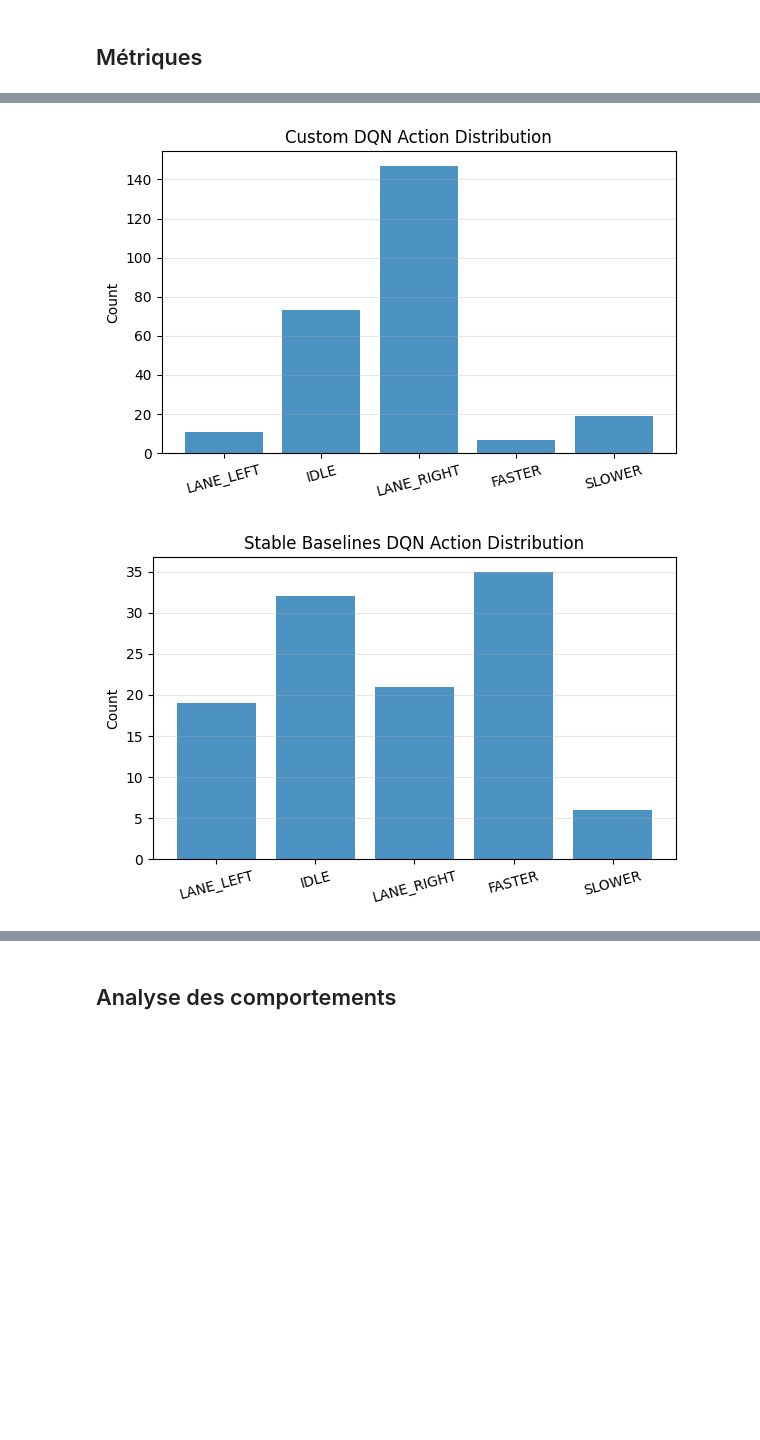
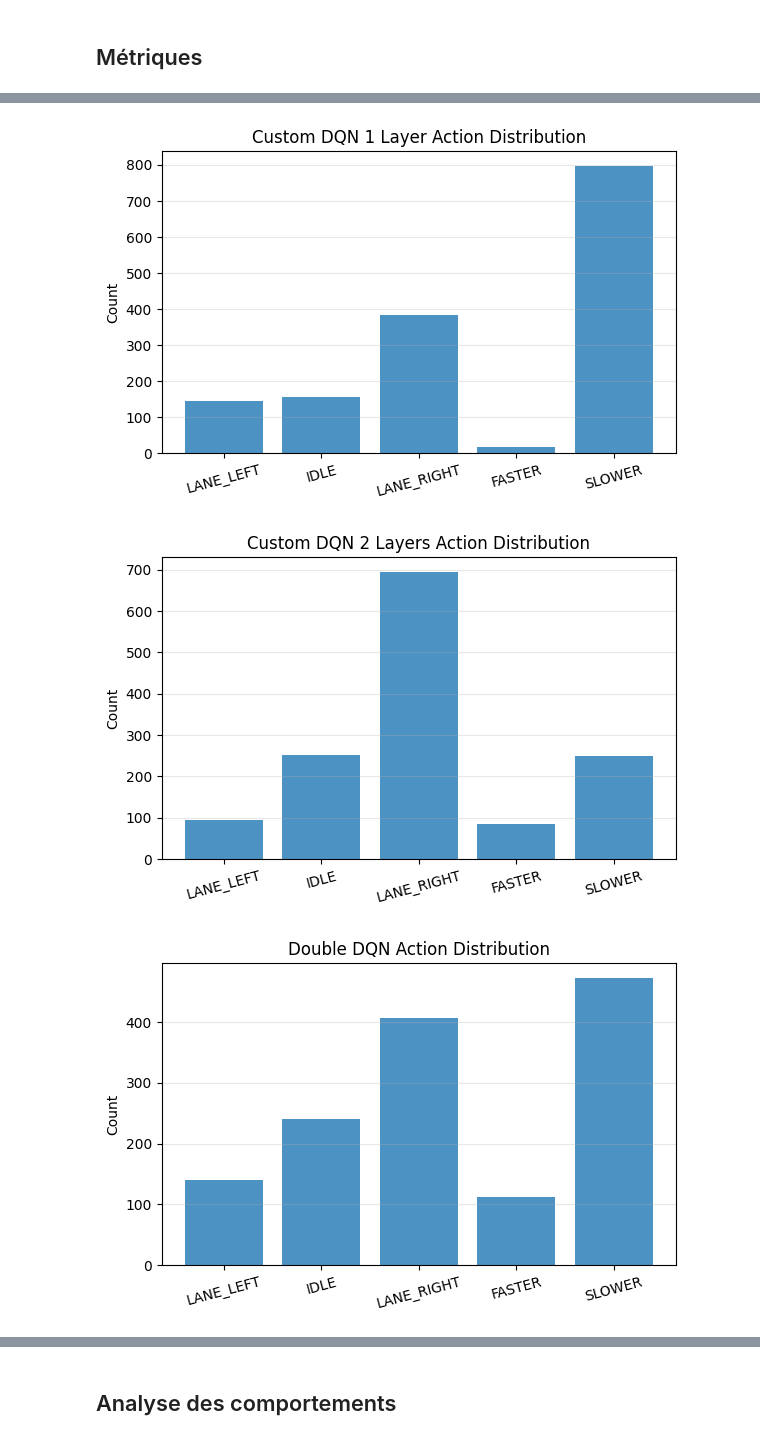
Before and after one commit to arfiblouisa/Reinforcement_learning_highway, a Jupyter notebook: DQN/compare_models.ipynb, the cells around one changed output, grey strips where cells are left out. Cells and saved outputs as stored; diff of their text form; code cells hidden in the pictures; blank space fills up the shorter version.

Commit message:
Reorganize files with stable baselines model

```diff
--- a/DQN/compare_models.ipynb
+++ b/DQN/compare_models.ipynb
@@ -127,0 +200,6 @@ def get_action_custom(obs):
+# %%
+load_path = "Double DQN/0327_16_17/double_dqn.pkl"
+
+loaded_net = Net(state_dim=50, action_dim=5).to(device)
+loaded_net.load_state_dict(torch.load(load_path, map_location=device))
+loaded_net.eval()
@@ -128,7 +212,13 @@ def get_action_custom(obs):
+# %%
+def get_action_double_DQN(obs):
+    state_t = torch.FloatTensor(obs.flatten()).unsqueeze(0).to(device)
+    with torch.no_grad():
+        q_values = loaded_net(state_t)
+    return q_values.argmax(dim=1).item()
 # %% [markdown]
 ### DQN stable baselines
 # %%
-sb_dqn = DQN.load("dqn_stable_baseline_new_params_final")
+sb_dqn = DQN.load("dqn_stable_baseline_with_config_prof")
 # %%
 def get_action_sb(obs):
     action, _states = sb_dqn.predict(obs, deterministic=True)
@@ -178,9 +268,11 @@ def eval_agent(get_action, CONFIG, EVAL_SEEDS):
         episode_actions.append(actions)
     return episode_rewards, episode_lengths, episode_distances, episode_collisions, episode_actions
 # %%
-EVAL_SEEDS = list(range(10))
+EVAL_SEEDS = list(range(50))
+eval_double_dqn=eval_agent(get_action_double_DQN, SHARED_CORE_CONFIG, EVAL_SEEDS)
 eval_random = eval_agent(get_action_random, SHARED_CORE_CONFIG, EVAL_SEEDS)
-eval_custom = eval_agent(get_action_custom, SHARED_CORE_CONFIG, EVAL_SEEDS)
+eval_custom_1_layer = eval_agent(get_action_1_layer, SHARED_CORE_CONFIG, EVAL_SEEDS)
+eval_custom_2_layers = eval_agent(get_action_2_layers, SHARED_CORE_CONFIG, EVAL_SEEDS)
 eval_sb = eval_agent(get_action_sb, SHARED_CORE_CONFIG, EVAL_SEEDS)
 # %% [output]
 Simulating episode 0 with seed 0
@@ -280,6 +376,8 @@ def plot_action_distribution(eval_output, n_actions, action_labels=None, title="
     plt.show()
 # %%
 plot_action_distribution(eval_random, N_ACTIONS, action_labels=ACTION_LABELS, title="Random Agent Action Distribution")
-plot_action_distribution(eval_custom, N_ACTIONS, action_labels=ACTION_LABELS, title="Custom DQN Action Distribution")
+plot_action_distribution(eval_custom_1_layer, N_ACTIONS, action_labels=ACTION_LABELS, title="Custom DQN 1 Layer Action Distribution")
+plot_action_distribution(eval_custom_2_layers, N_ACTIONS, action_labels=ACTION_LABELS, title="Custom DQN 2 Layers Action Distribution")
+plot_action_distribution(eval_double_dqn, N_ACTIONS, action_labels=ACTION_LABELS, title="Double DQN Action Distribution")
 plot_action_distribution(eval_sb, N_ACTIONS, action_labels=ACTION_LABELS, title="Stable Baselines DQN Action Distribution")
 # %% [output]
@@ -287,2 +385,3 @@ plot_action_distribution(eval_sb, N_ACTIONS, action_labels=ACTION_LABELS, title=
-[figure, old version]
+[figure, new version]
-[figure, old version]
+[figure, new version]
+[figure, added]
```
Also changed, not shown: parts of 16 cells of this notebook, 6 other files.
